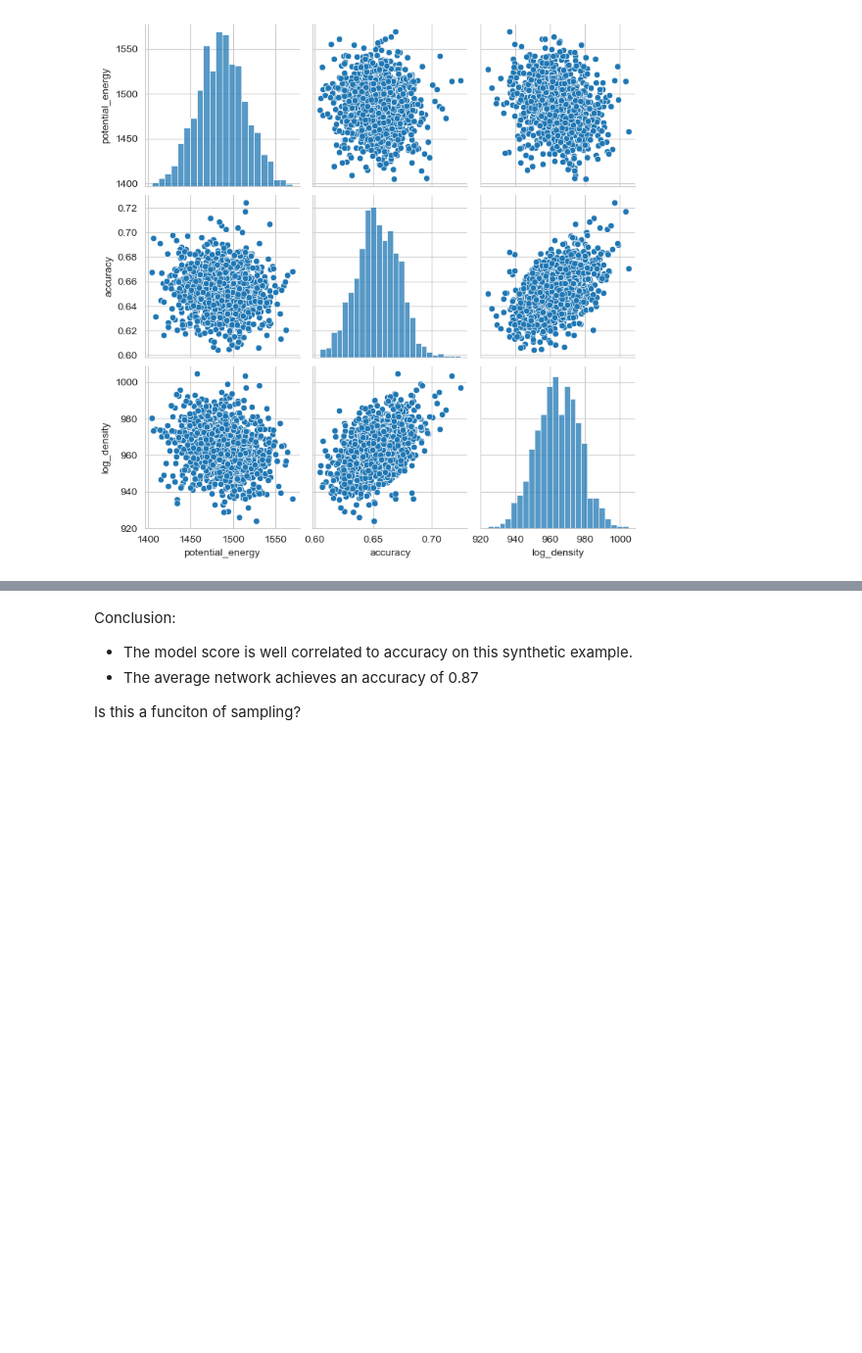
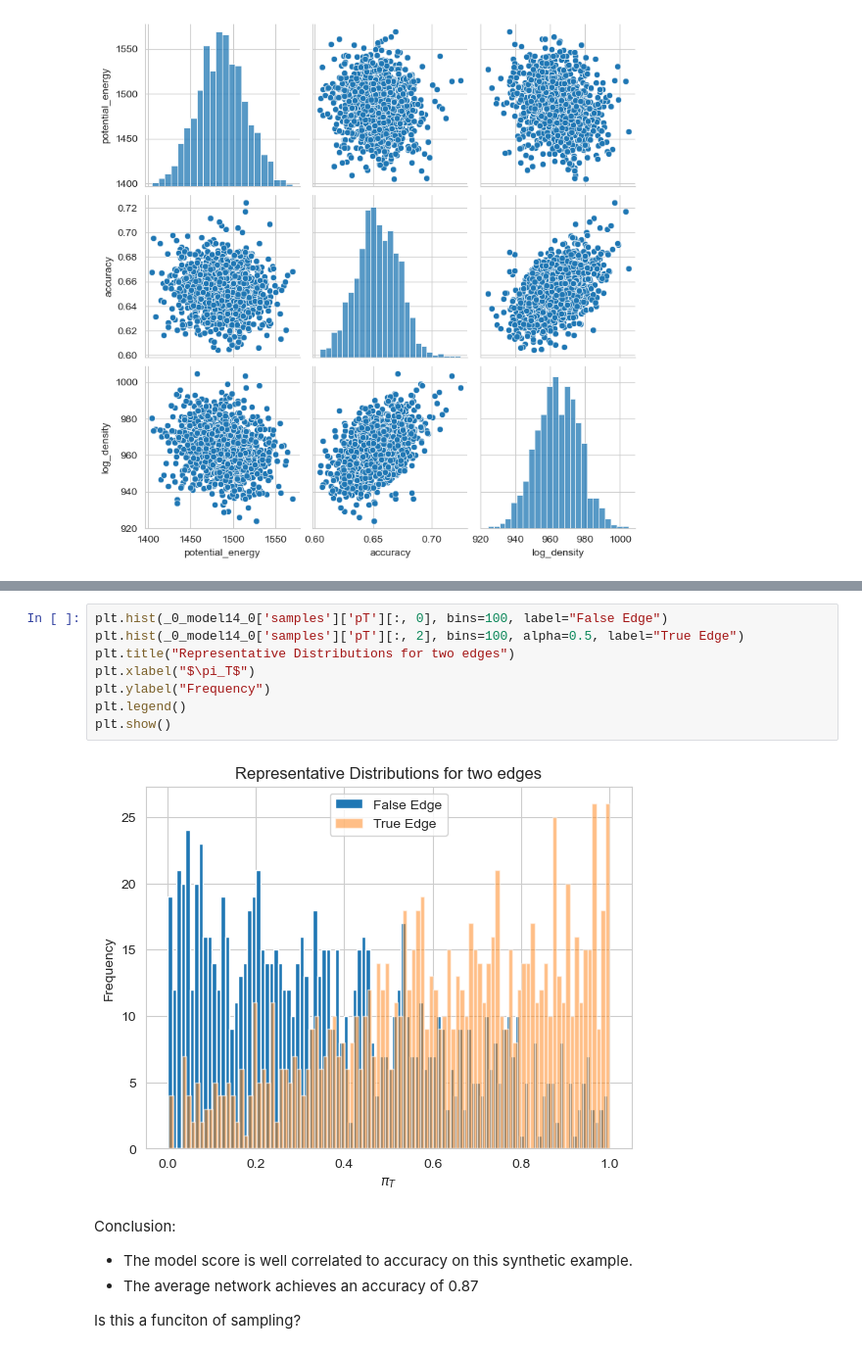
Before and after one commit to vipul2732/inm, a Jupyter notebook: notebooks/SyntheticBenchmark50.ipynb, the cells around one changed output, grey strips where cells are left out. Shown at 98% size. Saved outputs shown, nothing was run; the diff lists cells and outputs as text; blank space fills up the shorter version.

```diff
--- a/notebooks/SyntheticBenchmark50.ipynb
+++ b/notebooks/SyntheticBenchmark50.ipynb
@@ -322,3 +353,13 @@ _model_variations.model14
+# %%
+plt.hist(_0_model14_0['samples']['pT'][:, 0], bins=100, label="False Edge")
+plt.hist(_0_model14_0['samples']['pT'][:, 2], bins=100, alpha=0.5, label="True Edge")
+plt.title("Representative Distributions for two edges")
+plt.xlabel("$\pi_T$")
+plt.ylabel("Frequency")
+plt.legend()
+plt.show()
+# %% [output]
+[figure, added]
 # %% [markdown]
 Conclusion:
 - The model score is well correlated to accuracy on this synthetic example.
```
Also changed, not shown: parts of 8 cells of this notebook.
